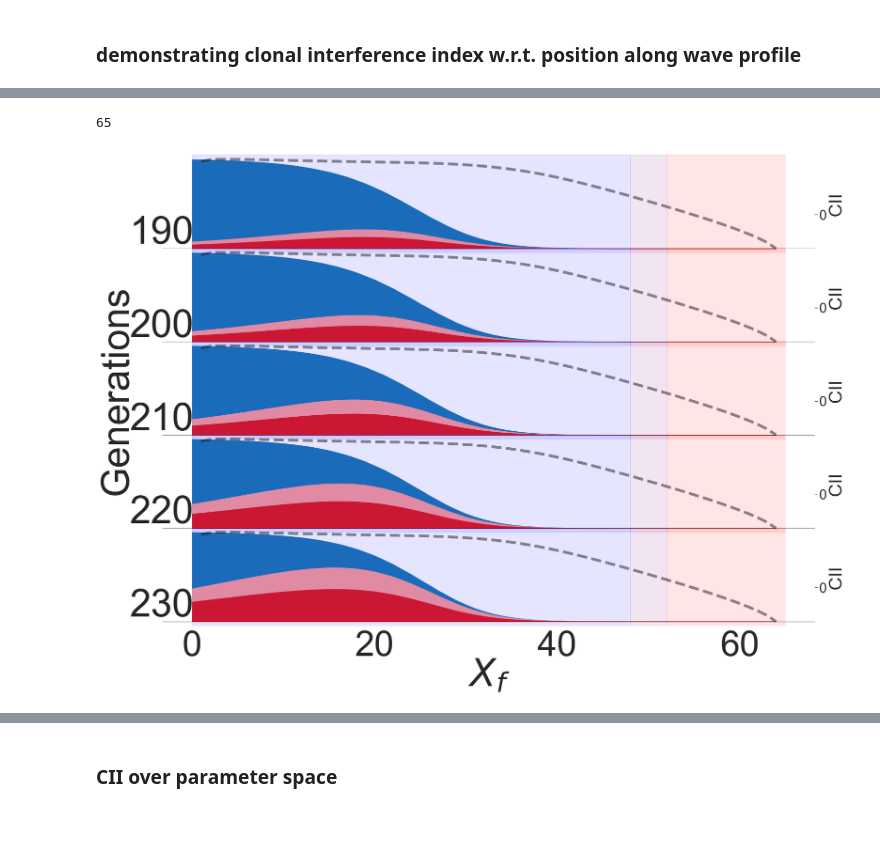
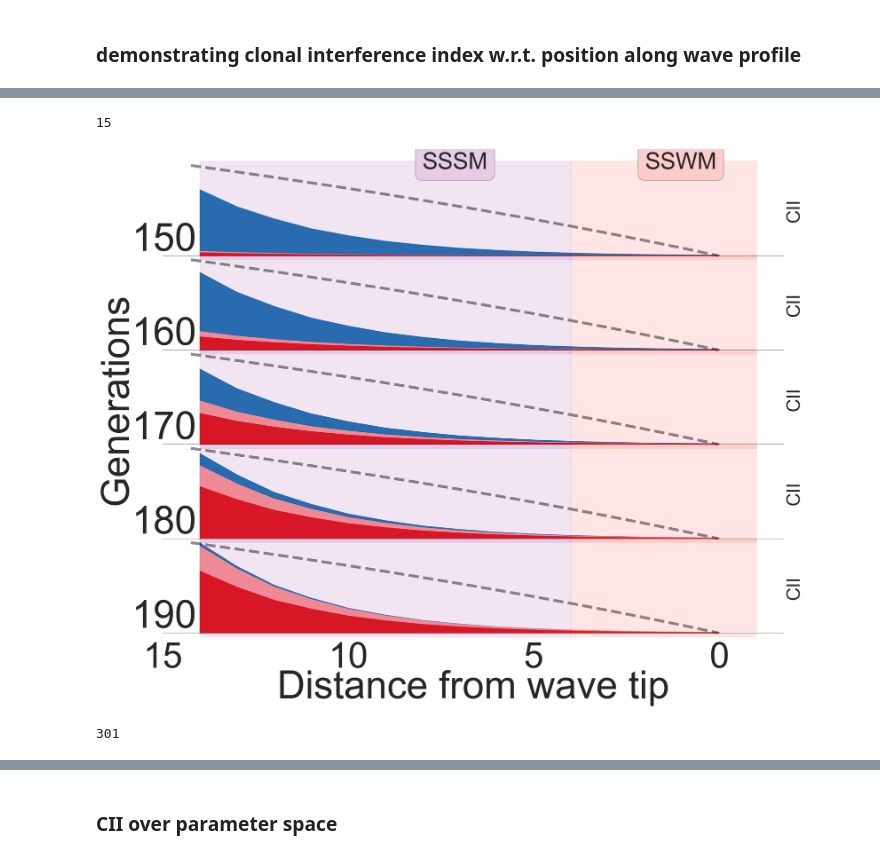
Before and after one commit to nkrishnan94/Range-Expansion-Eco-Evo-Regime, a Jupyter notebook: Range expansion shifts clonal interference patterns in evolving populations.ipynb, the cells around one changed output, grey strips where cells are left out. Cells and saved outputs as stored; diff of their text form; code cells hidden in the pictures; blank space fills up the shorter version.

Commit message:
Working version before reworking figures
contains errors

```diff
--- a/Range expansion shifts clonal interference patterns in evolving populations.ipynb
+++ b/Range expansion shifts clonal interference patterns in evolving populations.ipynb
@@ -627,6 +1655,10 @@ SSSM =np.where(((calc_fix_times/calc_est_times)>10))[0][-1]
+# %%
+switch = SSWM-10
+# %%
+g_rng = L_f-switch
 # %%
 r_space= np.linspace(0,R-1,R)
-t_graph = [1900,2000,2100,2200,2300]
+t_graph = [1500,1600,1700,1800,1900]
 x = []
 xm = []
 xm2 = []
@@ -637,17 +1669,13 @@ for t in t_graph:
     xm20= sim_sde_2[t][2*R:3*R]
 
 
-    x.append(x0[(x0*K)>1][-L_f:])
-    xm.append(xm0[(x0*K)>1][-L_f:])
-    xm2.append(xm20[(x0*K)>1][-L_f:])
+    x.append(x0[(x0*K)>1][-g_rng:])
+    xm.append(xm0[(x0*K)>1][-g_rng:])
+    xm2.append(xm20[(x0*K)>1][-g_rng:])
-# %%
-len(x[-1])
-# %% [output]
-65
 # %%
-c = CII.tolist()*len(t_graph)
-r = [np.linspace(0,L_f-1,L_f).tolist()]*len(t_graph)
-t=  [[t]*L_f for t in t_graph]
+c = CII[switch:].tolist()*len(t_graph)
+r = [np.linspace(0,g_rng-1,g_rng).tolist()]*len(t_graph)
+t=  [[t]*g_rng for t in t_graph]
 # %%
 flatten = lambda l: [item for sublist in l for item in sublist]
 # %%
@@ -659,6 +1687,10 @@ CII_rep['r'] = flatten(np.array(r))
 CII_rep['t'] = flatten(np.array(t))
 CII_rep['c'] = np.array(c)
 df = pd.DataFrame(CII_rep)
+# %%
+g_rng
+# %% [output]
+15
 # %%
 #r_space[(grad(df['x'])<-.001)[0:R]]
 #df = df[grad(df['x'])<-.001]
@@ -676,9 +1708,9 @@ g.map(plt.fill_between,"r","x",clip_on=False,color = pal[1], label = 'Wild-type'
 g.map(plt.fill_between,"r","xm",clip_on=False,color = pal[4], label = 'Mutant')
 g.map(plt.fill_between,"r","xm2",clip_on=False,color = pal[5], label = 'Mutant')
 
-g.map(plt.axvspan,xmin=0, xmax=SSSM, alpha=0.1, color='blue')
-g.map(plt.axvspan,xmin=SSSM, xmax=SSWM, alpha=0.1, color='purple')
-g.map(plt.axvspan,xmin=SSWM, xmax=L_f, alpha=0.1, color='red')
+
+g.map(plt.axvspan,xmin=0, xmax=10, alpha=0.1, color='purple')
+g.map(plt.axvspan,xmin=10, xmax=g_rng, alpha=0.1, color='red')
 
 #g.map(plt.plot,"r","x",clip_on=False,color= 'k')
 #g.map(plt.plot,"r","xm",clip_on=False,color= 'k')
@@ -700,39 +1732,43 @@ def facetgrid_two_axes(*args, **kwargs):
     alpha = kwargs.pop('alpha', 0.5)
     if dual_axis:
         ax2 = ax.twinx()
-        ax2.set_yticks([-1])
+        ax2.set_yticks([-2.3])
         ax2.set_yticklabels(['0'],fontsize=30)
         ax2.set_ylabel('CII',fontsize=40)
         #ax2.axhline(y=0,xmin=0,xmax=fe,color = 'k',alpha=.5)
 
 
 
     if dual_axis:
         ax2.plot(data['r'],data['c'],color = 'k', linewidth= 6,**kwargs,alpha=alpha,linestyle='dashed')
 
 
 
 
 g.map_dataframe(facetgrid_two_axes, dual_axis=True)
 g.map(label,'x')
 #g.map(plt.xlim,xmin=10,xmax=50)
 g.fig.subplots_adjust(hspace=-.05)
 g.set_titles("")
 
 g.set(yticks=[])
-#g.set(xticks=[0,5,10])
+g.set(xticks=[-1,4,9,14])
+g.set(xticklabels=[15,10,5,0])
 g.set_ylabels("")
 
 g.despine(bottom=True, left=True)
 
 
 ax = g.facet_axis(-3,0)
 ax.set_ylabel('Generations',labelpad=60)
 
 ax = g.facet_axis(-1,0)
-ax.set_xlabel('$X_{f}$',labelpad=-10)
+ax.set_xlabel('Distance from wave tip',labelpad=-10)
 #ax.text(13,2,'CII',rotation=270)
 
+ax = g.facet_axis(0,-1)
+ax.text(12,.013, 'SSWM',fontsize=50,bbox=dict(boxstyle="round",ec='grey',fc=(1., 0.8, 0.8)))
+ax.text(6,.013, 'SSSM',fontsize=50,bbox=dict(boxstyle="round",ec='grey',fc=(.9, 0.8, 0.9)))
 plt.savefig('CI.pdf')
 # %% [output]
-[figure, old version]
+[figure, new version]
@@ -738,0 +1793,4 @@ plt.savefig('CI.pdf')
+# %%
+L_f
+# %% [output]
+301
```
Also changed, not shown: parts of 129 cells of this notebook.
